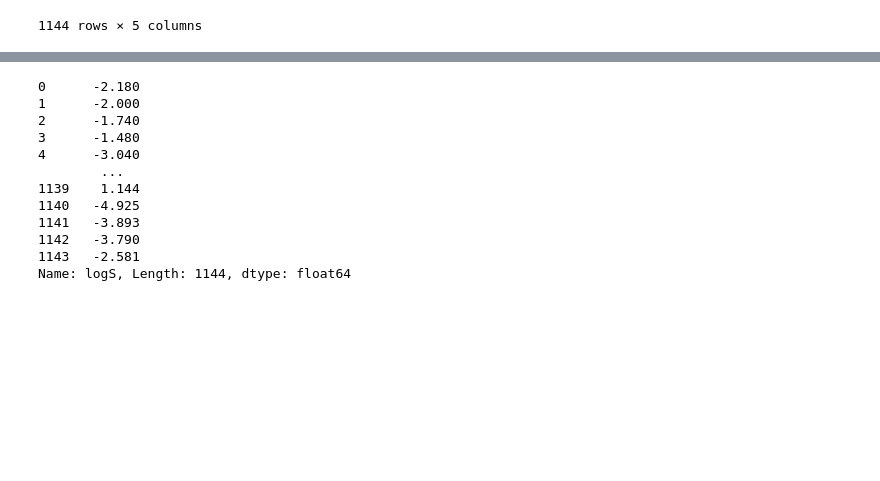
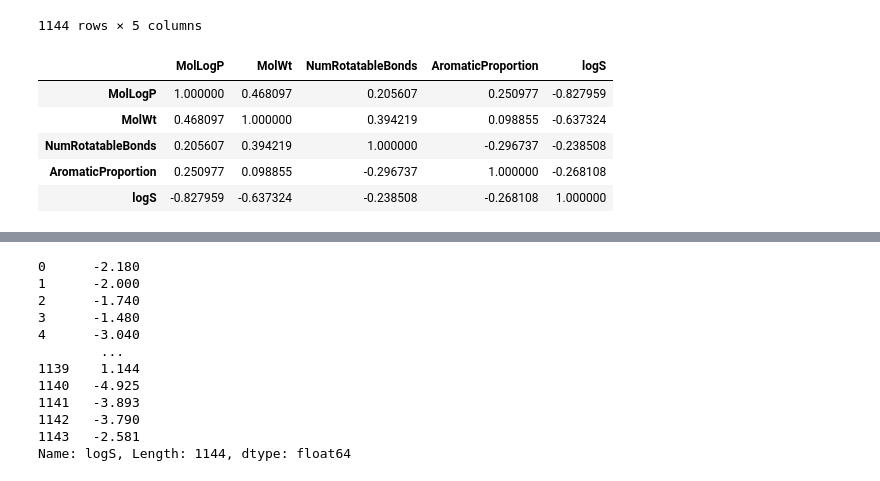
Before and after one commit to Mahniba/Practice_model_building, a Jupyter notebook: First Model.ipynb, the cells around one changed output, grey strips where cells are left out. Saved outputs shown, nothing was run; the diff lists cells and outputs as text; code cells hidden in the pictures; blank space fills up the shorter version.

```diff
--- a/First Model.ipynb
+++ b/First Model.ipynb
@@ -17,3 +17,12 @@ df
 | 1142 | 2.56214 | 354.815 | 3 | 0.521739 | -3.790 |
 | 1143 | 2.02164 | 179.219 | 1 | 0.461538 | -2.581 |
 1144 rows × 5 columns
+# %%
+df.corr()
+# %% [output]
+|  | MolLogP | MolWt | NumRotatableBonds | AromaticProportion | logS |
+| MolLogP | 1.000000 | 0.468097 | 0.205607 | 0.250977 | -0.827959 |
+| MolWt | 0.468097 | 1.000000 | 0.394219 | 0.098855 | -0.637324 |
+| NumRotatableBonds | 0.205607 | 0.394219 | 1.000000 | -0.296737 | -0.238508 |
+| AromaticProportion | 0.250977 | 0.098855 | -0.296737 | 1.000000 | -0.268108 |
+| logS | -0.827959 | -0.637324 | -0.238508 | -0.268108 | 1.000000 |
```
Also changed, not shown: parts of 1 cell of this notebook.
